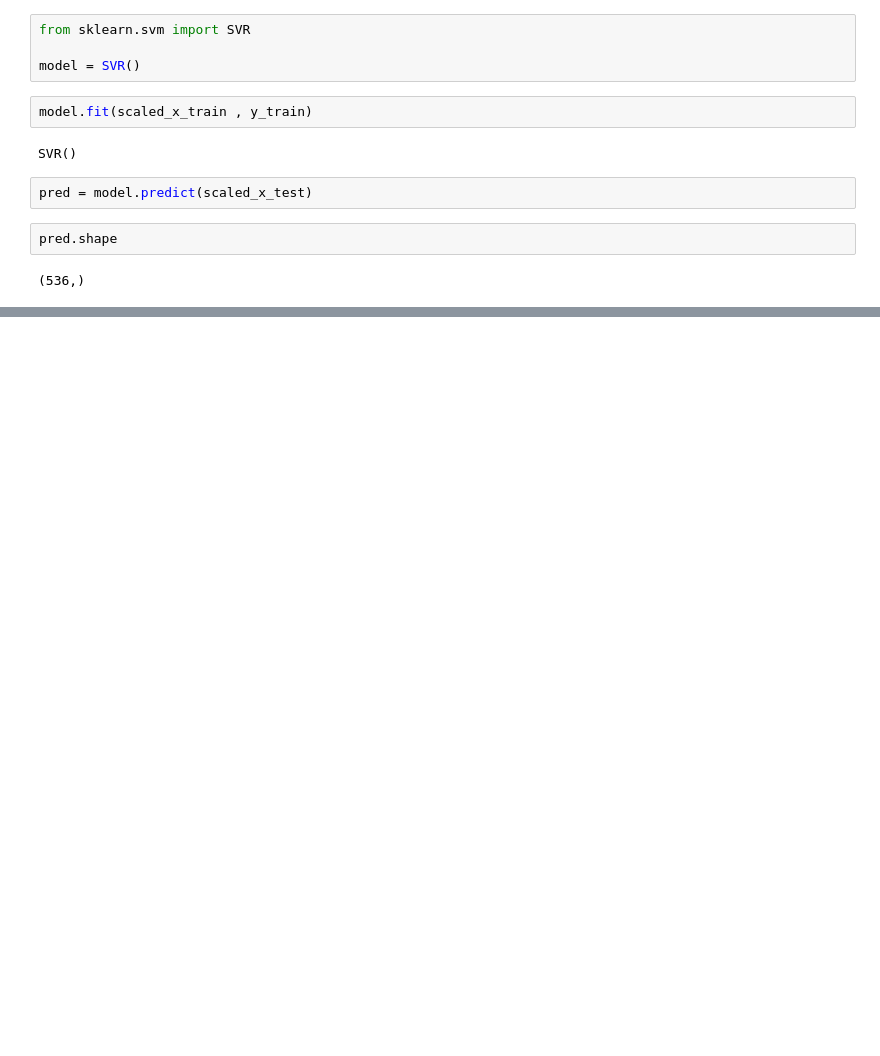
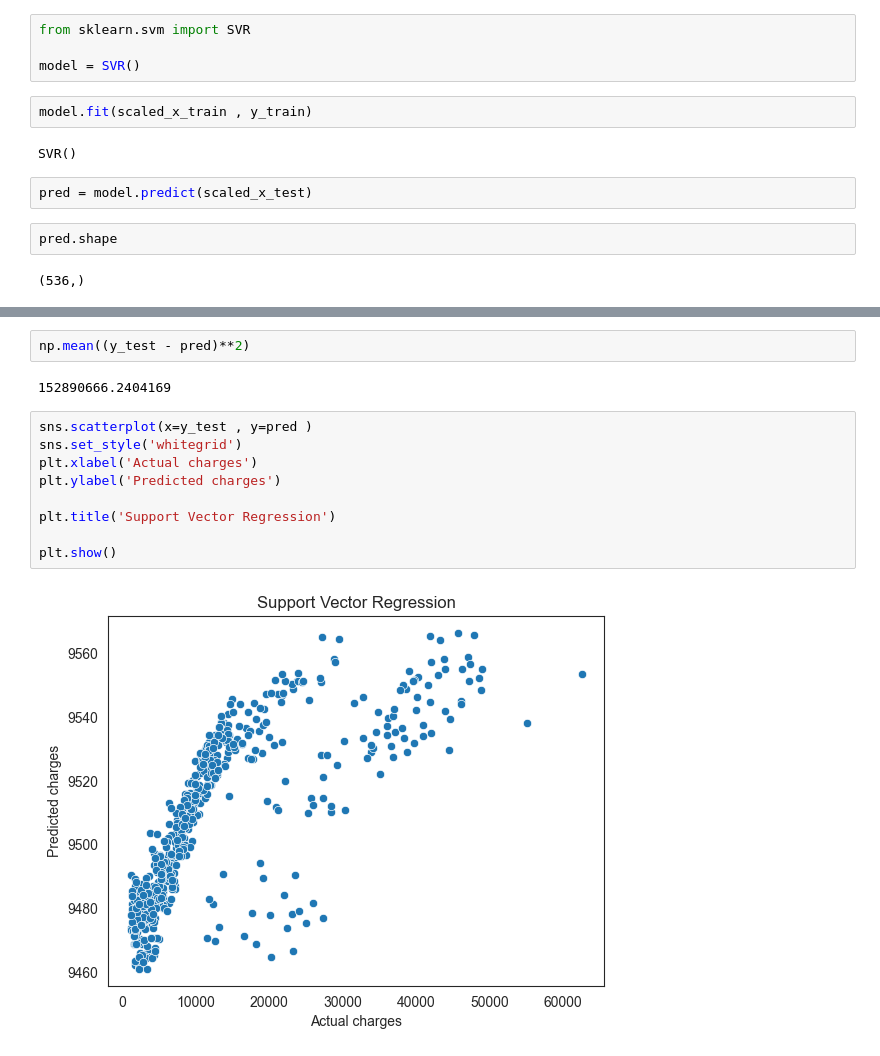
Before and after one commit to satyam1256/Data_Science, a Jupyter notebook: Machine_Learning/Support_Vector/support_vector.ipynb, the cells around one changed output, grey strips where cells are left out. Saved outputs shown, nothing was run; the diff lists cells and outputs as text; blank space fills up the shorter version.

```diff
--- a/Machine_Learning/Support_Vector/support_vector.ipynb
+++ b/Machine_Learning/Support_Vector/support_vector.ipynb
@@ -305,0 +326,15 @@ Name: charges, dtype: float64
+# %%
+np.mean((y_test - pred)**2)
+# %% [output]
+152890666.2404169
+# %%
+sns.scatterplot(x=y_test , y=pred )
+sns.set_style('whitegrid')
+plt.xlabel('Actual charges')
+plt.ylabel('Predicted charges')
+
+plt.title('Support Vector Regression')
+
+plt.show()
+# %% [output]
+[figure, added]
```
Also changed, not shown: parts of 4 cells of this notebook, 4 other files.
